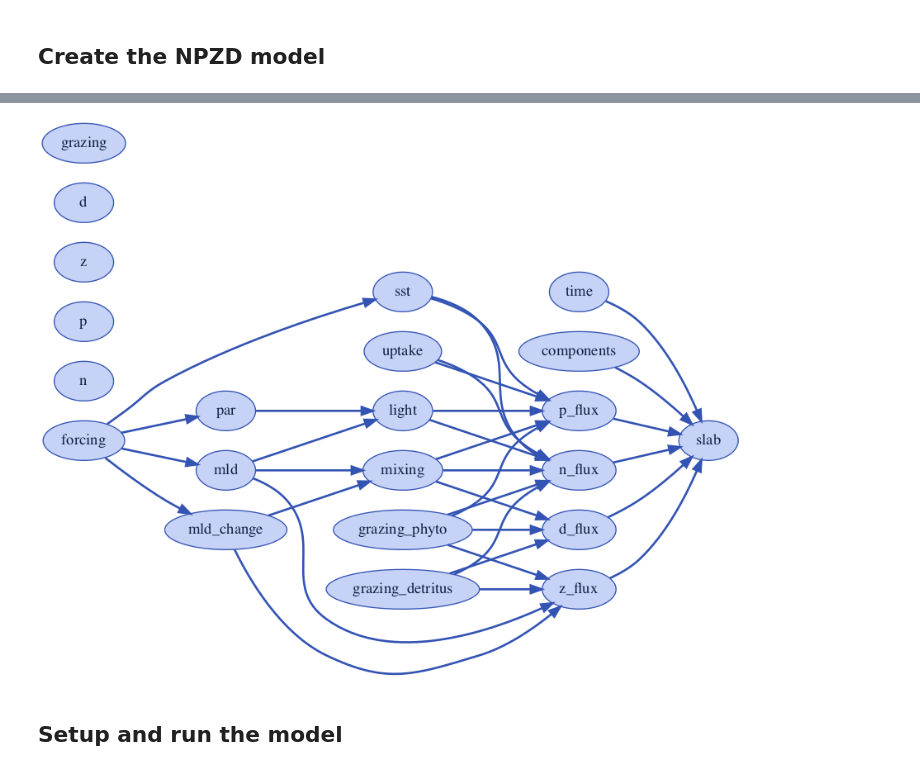
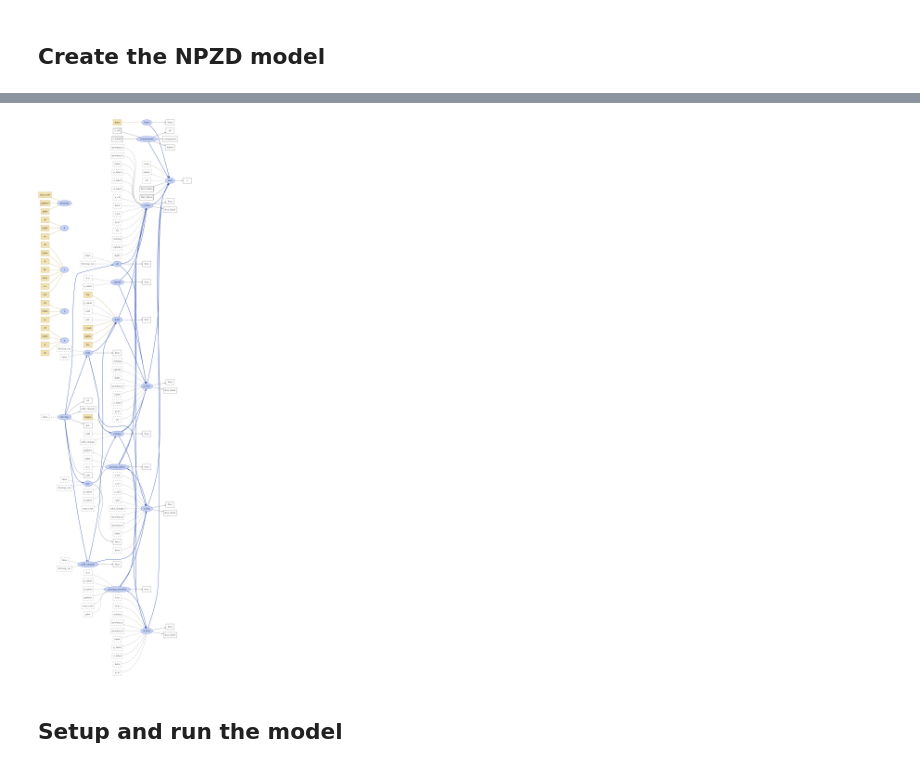
Before and after one commit to ben1post/kaweahcode, a Jupyter notebook: xarray-simlab-experiments/npzd_xsimlab.ipynb, the cells around one changed output, grey strips where cells are left out. Cells and saved outputs as stored; diff of their text form; code cells hidden in the pictures.

```diff
--- a/xarray-simlab-experiments/npzd_xsimlab.ipynb
+++ b/xarray-simlab-experiments/npzd_xsimlab.ipynb
@@ -644,7 +646,7 @@ slab
 # %%
-npzd_model.visualize()
+npzd_model.visualize(show_inputs=True, show_variables=True)
 # %% [output]
-[figure, old version]
+[figure, new version]
 # %% [markdown]
 ## Setup and run the model
 # %%
```
Also changed, not shown: parts of 5 cells of this notebook, 1 other file.
